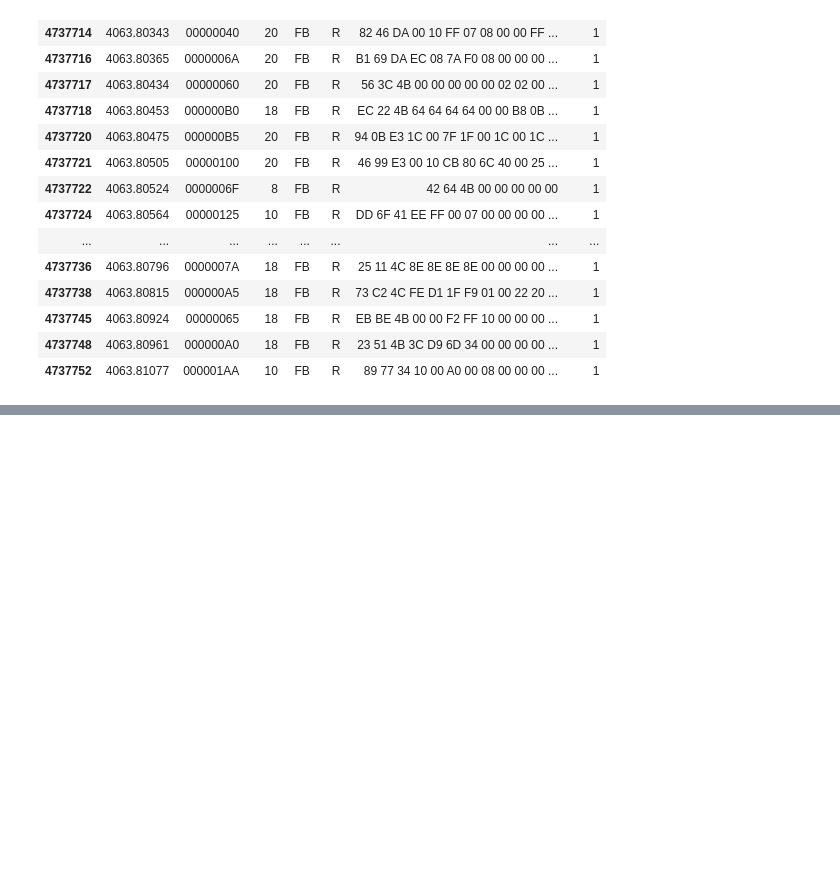
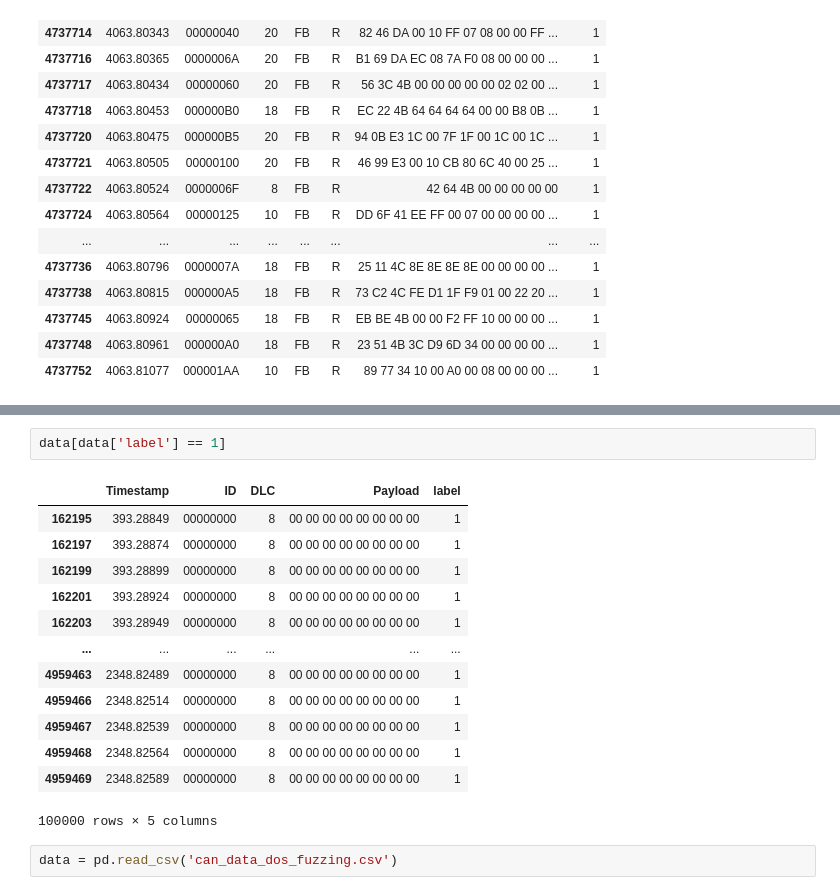
Before and after one commit to CJW-MAPU/Canttack, a Jupyter notebook: canttackTest.ipynb, the cells around one changed output, grey strips where cells are left out. Cells and saved outputs as stored; diff of their text form; blank space fills up the shorter version.

```diff
--- a/canttackTest.ipynb
+++ b/canttackTest.ipynb
@@ -174,0 +243,18 @@ a[a['label'] == 1]
+# %%
+data[data['label'] == 1]
+# %% [output]
+|  | Timestamp | ID | DLC | Payload | label |
+| 162195 | 393.28849 | 00000000 | 8 | 00 00 00 00 00 00 00 00 | 1 |
+| 162197 | 393.28874 | 00000000 | 8 | 00 00 00 00 00 00 00 00 | 1 |
+| 162199 | 393.28899 | 00000000 | 8 | 00 00 00 00 00 00 00 00 | 1 |
+| 162201 | 393.28924 | 00000000 | 8 | 00 00 00 00 00 00 00 00 | 1 |
+| 162203 | 393.28949 | 00000000 | 8 | 00 00 00 00 00 00 00 00 | 1 |
+| ... | ... | ... | ... | ... | ... |
+| 4959463 | 2348.82489 | 00000000 | 8 | 00 00 00 00 00 00 00 00 | 1 |
+| 4959466 | 2348.82514 | 00000000 | 8 | 00 00 00 00 00 00 00 00 | 1 |
+| 4959467 | 2348.82539 | 00000000 | 8 | 00 00 00 00 00 00 00 00 | 1 |
+| 4959468 | 2348.82564 | 00000000 | 8 | 00 00 00 00 00 00 00 00 | 1 |
+| 4959469 | 2348.82589 | 00000000 | 8 | 00 00 00 00 00 00 00 00 | 1 |
+100000 rows × 5 columns
+# %%
+data = pd.read_csv('can_data_dos_fuzzing.csv')
```
Also changed, not shown: parts of 13 cells of this notebook, 3 other files.
